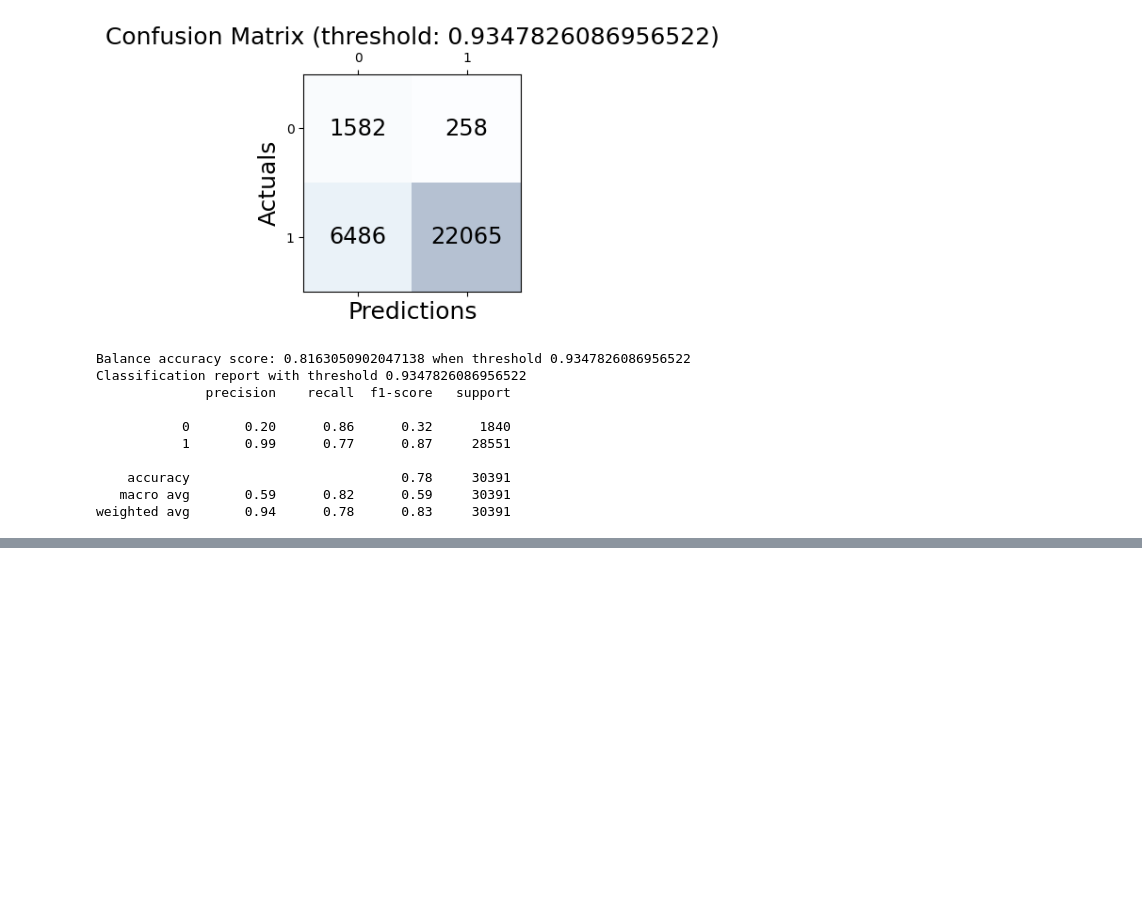
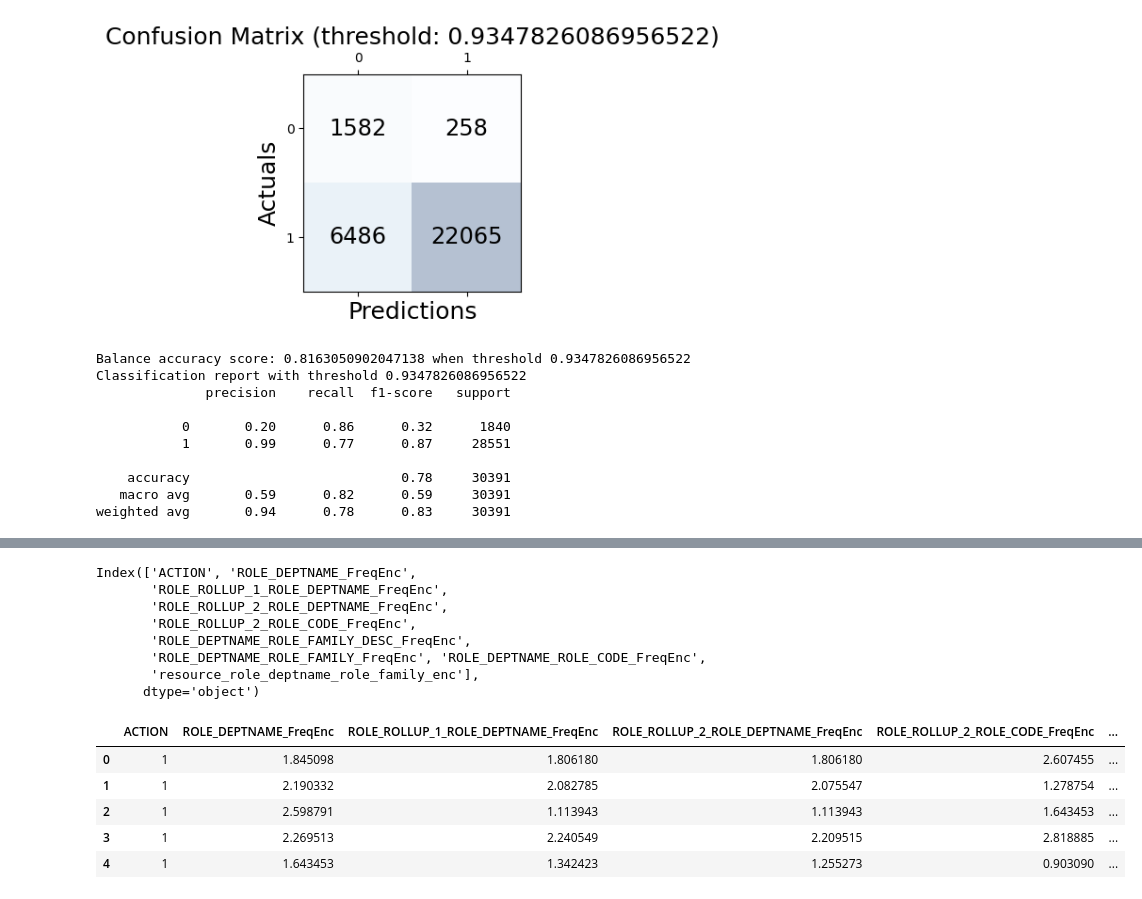
Before and after one commit to SmithaUpadhyaya/employee_access_resource_classifier, a Jupyter notebook: notebooks/training.ipynb, the cells around one changed output, grey strips where cells are left out. Drawn from its saved outputs; the diff is of its cells as text; code cells hidden in the pictures; blank space fills up the shorter version.

```diff
--- a/notebooks/training.ipynb
+++ b/notebooks/training.ipynb
@@ -382,0 +426,25 @@ weighted avg       0.94      0.78      0.83     30391
+# %%
+train = os.path.join(PROJECT_ROOT,
+                     hlpread.read_yaml_key('data_source.data_folders'),
+                     hlpread.read_yaml_key('train_test_split.train_data')
+                    )
+
+train = hlpread.read_from_parquet(train)
+
+print(train.columns)
+train.head()
+# %% [output]
+Index(['ACTION', 'ROLE_DEPTNAME_FreqEnc',
+       'ROLE_ROLLUP_1_ROLE_DEPTNAME_FreqEnc',
+       'ROLE_ROLLUP_2_ROLE_DEPTNAME_FreqEnc',
+       'ROLE_ROLLUP_2_ROLE_CODE_FreqEnc',
+       'ROLE_DEPTNAME_ROLE_FAMILY_DESC_FreqEnc',
+       'ROLE_DEPTNAME_ROLE_FAMILY_FreqEnc', 'ROLE_DEPTNAME_ROLE_CODE_FreqEnc',
+       'resource_role_deptname_role_family_enc'],
+      dtype='object')
+|  | ACTION | ROLE_DEPTNAME_FreqEnc | ROLE_ROLLUP_1_ROLE_DEPTNAME_FreqEnc | ROLE_ROLLUP_2_ROLE_DEPTNAME_FreqEnc | ROLE_ROLLUP_2_ROLE_CODE_FreqEnc | ... |
+| 0 | 1 | 1.845098 | 1.806180 | 1.806180 | 2.607455 | ... |
+| 1 | 1 | 2.190332 | 2.082785 | 2.075547 | 1.278754 | ... |
+| 2 | 1 | 2.598791 | 1.113943 | 1.113943 | 1.643453 | ... |
+| 3 | 1 | 2.269513 | 2.240549 | 2.209515 | 2.818885 | ... |
+| 4 | 1 | 1.643453 | 1.342423 | 1.255273 | 0.903090 | ... |
```
Also changed, not shown: parts of 20 cells of this notebook, 2 other files.
